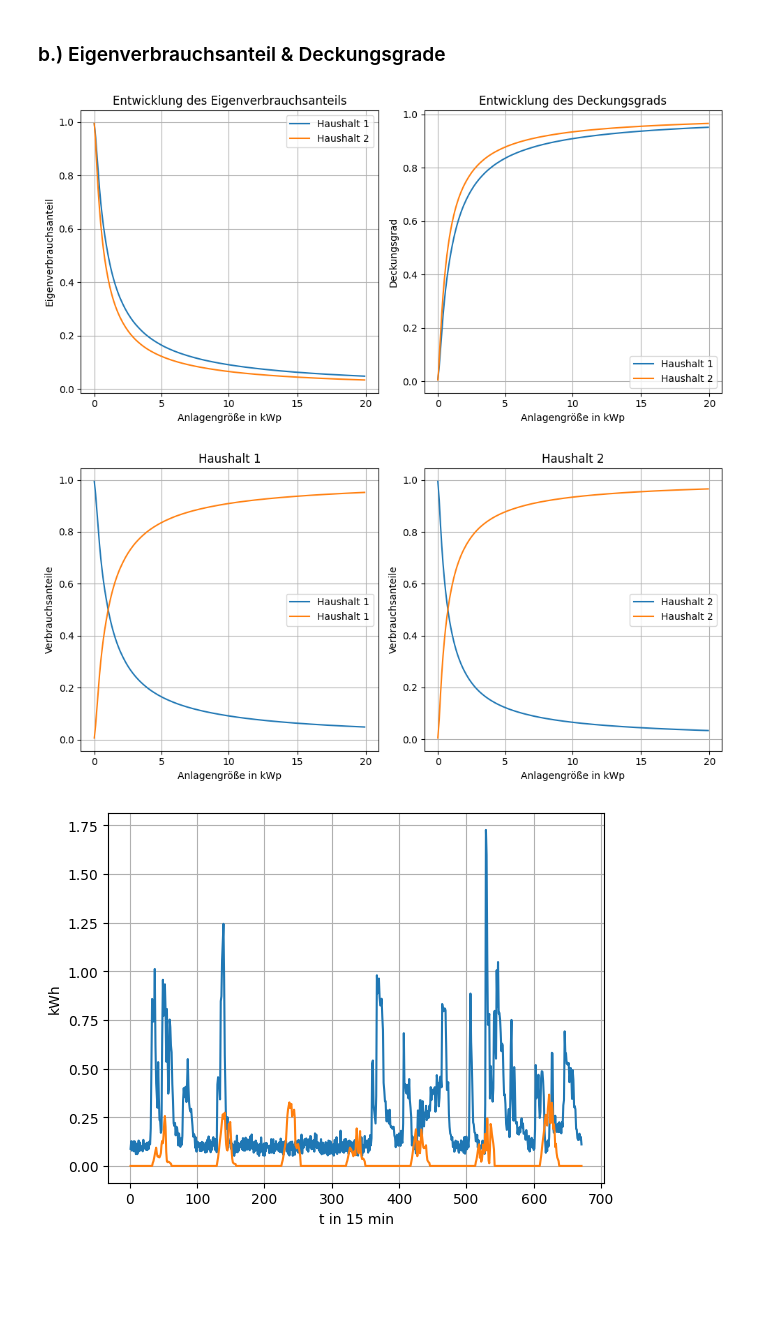
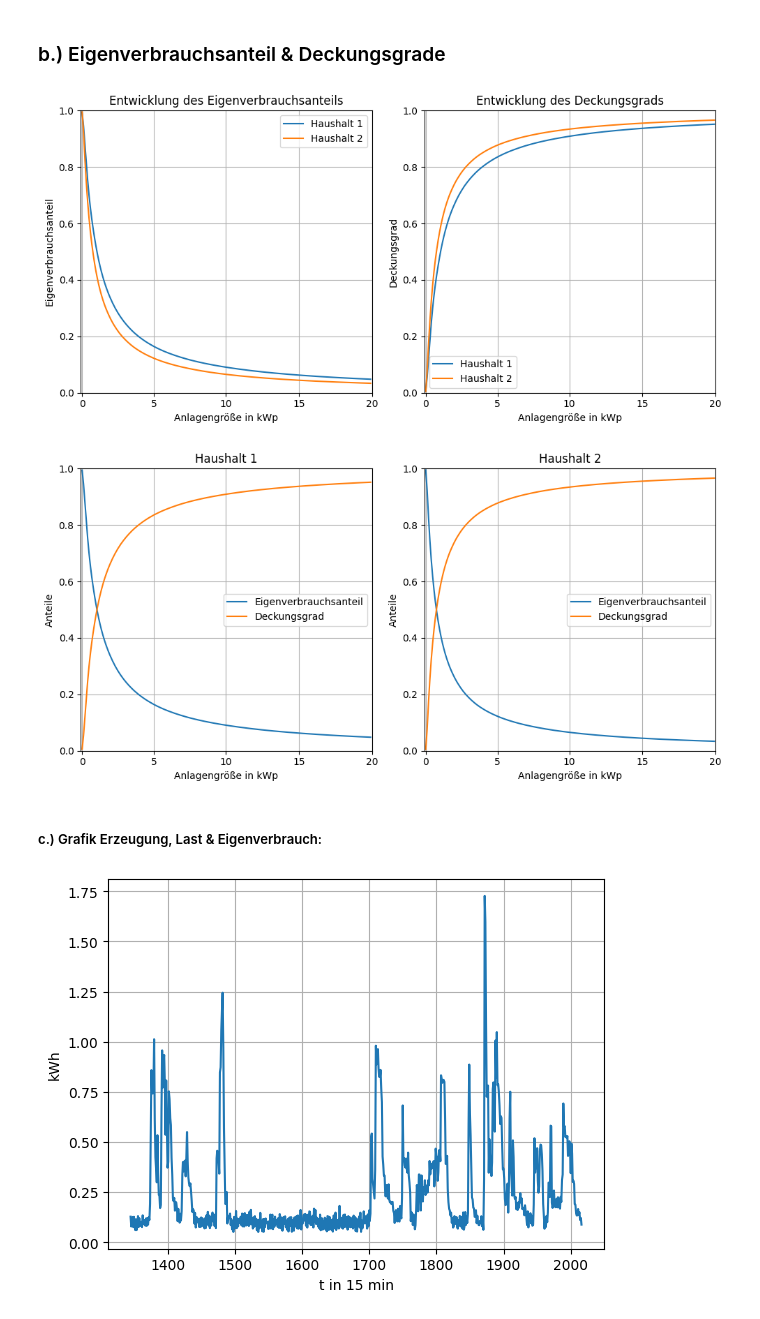
Before and after one commit to AhmedAkhi/2.UE, a Jupyter notebook: UE2_Gruppe2.ipynb, the cells around one changed output. Drawn from its saved outputs; the diff is of its cells as text; code cells hidden in the pictures; blank space fills up the shorter version.

```diff
--- a/UE2_Gruppe2.ipynb
+++ b/UE2_Gruppe2.ipynb
@@ -246,6 +258,8 @@ plt.xlabel('Anlagengröße in kWp')
 plt.ylabel('Eigenverbrauchsanteil')
 plt.title('Entwicklung des Eigenverbrauchsanteils')
 plt.xticks([1, 53 , 105, 158, 211], ["0", "5", "10", "15", "20"])
+plt.xlim(0, 211)  # Setze die Grenzen der x-Achse
+plt.ylim(0, 1)   # Setze die Grenzen der y-Achse
 plt.grid()
 plt.legend()
 
@@ -255,6 +269,8 @@ plt.plot(range(1, 211), Deckungsgrade_H1, label='Haushalt 1')
 plt.plot(range(1, 211), Deckungsgrade_H2, label='Haushalt 2')
 plt.xlabel('Anlagengröße in kWp')
 plt.xticks([1, 53 , 105, 158, 211], ["0", "5", "10", "15", "20"])
+plt.xlim(0, 211)  # Setze die Grenzen der x-Achse
+plt.ylim(0, 1)   # Setze die Grenzen der y-Achse
 plt.ylabel('Deckungsgrad')
 plt.title('Entwicklung des Deckungsgrads')
 plt.legend()
@@ -262,44 +278,63 @@ plt.grid()
 plt.tight_layout()
 plt.show()
 # %% [output]
-[figure, old version]
+[figure, new version]
 # %%
 # Diagramme erstellen
 plt.figure(figsize=(10, 5))
 
 # Haushalt1
 plt.subplot(1, 2, 1)
-plt.plot(range(1, 211), Anteile_H1, label='Haushalt 1')
-plt.plot(range(1, 211), Deckungsgrade_H1, label='Haushalt 1')
+plt.plot(range(1, 211), Eigenverbrauchsanteile_H1, label='Eigenverbrauchsanteil')
+plt.plot(range(1, 211), Deckungsgrade_H1, label='Deckungsgrad')
 plt.xlabel('Anlagengröße in kWp')
-plt.ylabel('Verbrauchsanteile')
+plt.ylabel('Anteile')
 plt.title('Haushalt 1')
 plt.xticks([1, 53 , 105, 158, 211], ["0", "5", "10", "15", "20"])
+plt.xlim(0, 211)  # Setze die Grenzen der x-Achse
+plt.ylim(0, 1)   # Setze die Grenzen der y-Achse
 plt.grid()
 plt.legend()
 
 # Haushalt2
 plt.subplot(1, 2, 2)
-plt.plot(range(1, 211), Anteile_H2, label='Haushalt 2')
-plt.plot(range(1, 211), Deckungsgrade_H2, label='Haushalt 2')
+plt.plot(range(1, 211), Eigenverbrauchsanteile_H2, label='Eigenverbrauchsanteil')
+plt.plot(range(1, 211), Deckungsgrade_H2, label='Deckungsgrad')
 plt.xlabel('Anlagengröße in kWp')
 plt.xticks([1, 53 , 105, 158, 211], ["0", "5", "10", "15", "20"])
-plt.ylabel('Verbrauchsanteile')
+plt.xlim(0, 211)  # Setze die Grenzen der x-Achse
+plt.ylim(0, 1)   # Setze die Grenzen der y-Achse
+plt.ylabel('Anteile')
 plt.title('Haushalt 2')
 plt.legend()
 plt.grid()
 plt.tight_layout()
 plt.show()
 # %% [output]
-[figure, old version]
+[figure, new version]
+# %% [markdown]
+##### c.) Grafik Erzeugung, Last & Eigenverbrauch:
 # %%
+#def Grafik(Haushalt, Woche, Produktion):
+
+#Ein Tag => 96 Werte
+#Eine Woche => 672 Werte
+#3.Woche => Werte zwischen 2*672 und 3*672
+#25.Woche => Werte zwischen 24*672 und 25*672
+W3_start = 1 + 2*672
+W3_end = 1 + 3*672
+
+W25_start = 1 + 24*672
+W25_end = 1 + 25*672
+
 fig, ax = plt.subplots()
-ax.plot(np.arange(1, 672), dfVerbrauch["1"][0:671]/1000,  label="Verbrauch Haushalt1")
-ax.plot(np.arange(1, 672), dfProduktion["Produktion"][0:671],  label="PV-Produktion")
+ax.plot(np.arange(W3_start, W3_end), dfVerbrauch["1"][W3_start:W3_end]/1000,  label="Verbrauch Haushalt1")
 ax.set_title("")
 ax.set_xlabel('t in 15 min')
 ax.set_ylabel('kWh')
 ax.grid(True, zorder=1)
+
+
 plt.show()
 # %% [output]
-[figure, old version]
+[figure, new version]
```
Also changed, not shown: parts of 1 cell of this notebook.
